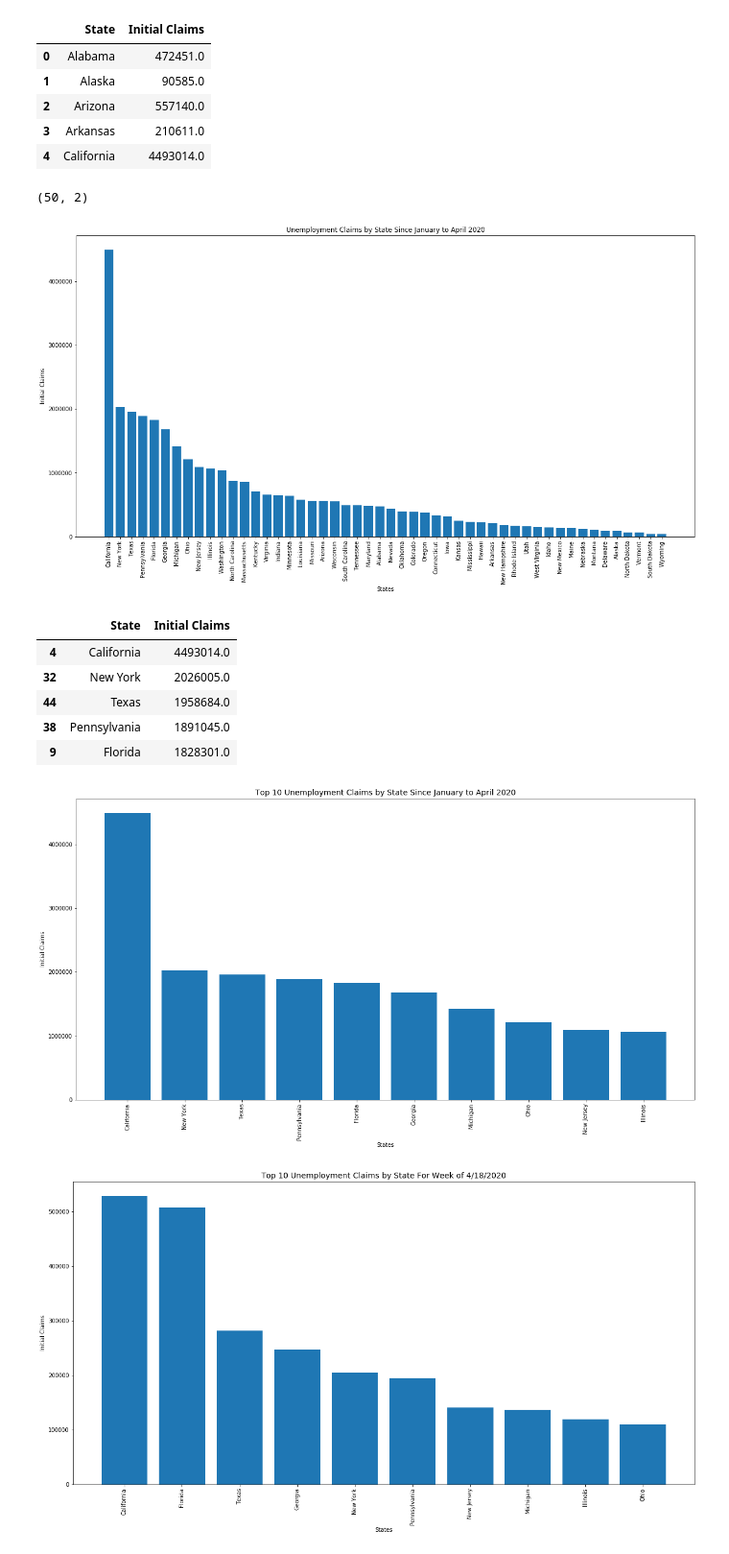
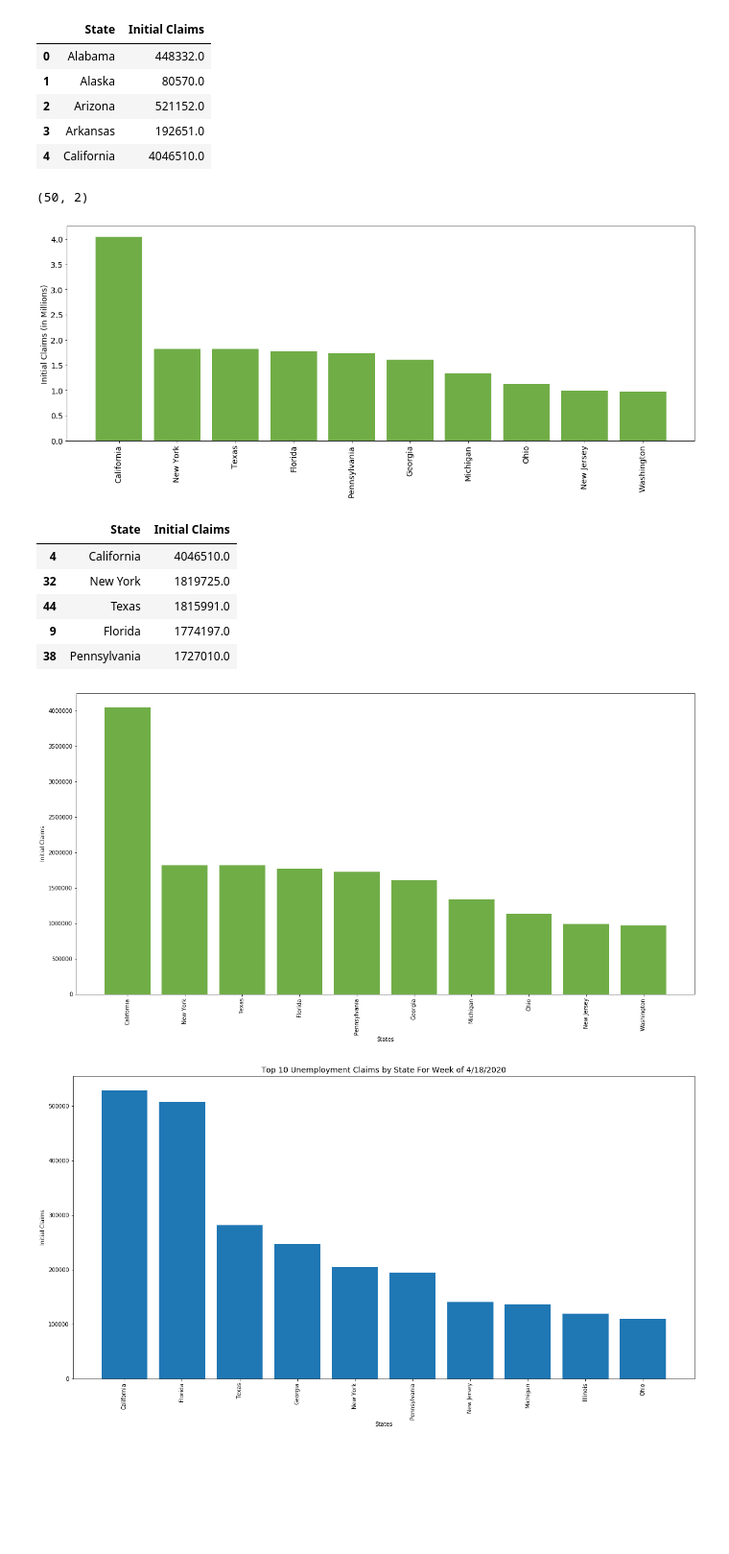
Before and after one commit to lowsaelee/US-Unemployment-Claims-2020, a Jupyter notebook: State_Unemployment_Claims.ipynb, the cells around one changed output. Shown at 96% size. Saved outputs shown, nothing was run; the diff lists cells and outputs as text; code cells hidden in the pictures; blank space fills up the shorter version.

```diff
--- a/State_Unemployment_Claims.ipynb
+++ b/State_Unemployment_Claims.ipynb
@@ -32,0 +27,13 @@ df['Initial Claims'] = df['Initial Claims'].astype(float)
+# %%
+df['Initial Claims'] = df['Initial Claims'].str.replace(',','')
+df['Initial Claims'] = df['Initial Claims'].astype(float)
+#df.info()
+
+#removing data from 1/4/2020 to 3/7/2020
+
+DatesBeforePandemic = ['1/4/2020','1/11/2020','1/18/2020','1/25/2020','2/1/2020','2/8/2020','2/15/2020','2/22/2020','2/29/2020','3/7/2020']
+
+for i in range(len(DatesBeforePandemic)):
+    df.drop(df[df['Filed week ended'] == DatesBeforePandemic[i]].index, inplace = True)
+
+df.head()
@@ -35,11 +49,11 @@ df_states = df.groupby('State', as_index=False)['Initial Claims'].sum()
 df_states.head()
 # %% [output]
 |  | State | Initial Claims |
-| 0 | Alabama | 472451.0 |
-| 1 | Alaska | 90585.0 |
-| 2 | Arizona | 557140.0 |
-| 3 | Arkansas | 210611.0 |
-| 4 | California | 4493014.0 |
+| 0 | Alabama | 448332.0 |
+| 1 | Alaska | 80570.0 |
+| 2 | Arizona | 521152.0 |
+| 3 | Arkansas | 192651.0 |
+| 4 | California | 4046510.0 |
 # %%
 DropStates=["District of Columbia","Puerto Rico","Virgin Islands"]
 
@@ -51,33 +65,35 @@ df_states.shape
 # %% [output]
 (50, 2)
 # %%
-plt.figure(figsize=(20,10))
-plt.bar(df_states['State'],df_states['Initial Claims'])
-plt.title("Unemployment Claims by State Since January to April 2020")
-plt.xlabel("States")
-plt.xticks(rotation=90)
-plt.ylabel("Initial Claims");
+plt.figure(figsize=(20,7))
+df_claimsMils = df_states['Initial Claims']/1000000
+plt.bar(df_states['State'][0:10],df_claimsMils[0:10],color='#70AD47')
+#plt.title("Unemployment Claims by State Since January to April 2020")
+#plt.xlabel("States")
+plt.xticks(rotation=90,fontsize=14)
+plt.yticks(fontsize=14)
+plt.ylabel("Initial Claims (in Millions)",fontsize=14);
 # %% [output]
-[figure, old version]
+[figure, new version]
 # %%
 df_states.sort_values(by=['Initial Claims'],ascending=False,inplace=True)
 df_states.head(5)
 # %% [output]
 |  | State | Initial Claims |
-| 4 | California | 4493014.0 |
-| 32 | New York | 2026005.0 |
-| 44 | Texas | 1958684.0 |
-| 38 | Pennsylvania | 1891045.0 |
-| 9 | Florida | 1828301.0 |
+| 4 | California | 4046510.0 |
+| 32 | New York | 1819725.0 |
+| 44 | Texas | 1815991.0 |
+| 9 | Florida | 1774197.0 |
+| 38 | Pennsylvania | 1727010.0 |
 # %%
 plt.figure(figsize=(20,10))
-plt.bar(df_states['State'][0:10],df_states['Initial Claims'][0:10])
-plt.title("Top 10 Unemployment Claims by State Since January to April 2020",fontsize=14)
+plt.bar(df_states['State'][0:10],df_states['Initial Claims'][0:10],color='#70AD47')
+#plt.title("Top 10 Unemployment Claims by State Since January to April 2020",fontsize=14)
 plt.xlabel("States")
 plt.xticks(rotation=90)
 plt.ylabel("Initial Claims");
 # %% [output]
-[figure, old version]
+[figure, new version]
 # %%
 dateClaimsFor="4/18/2020"
 
```
Also changed, not shown: parts of 5 cells of this notebook.
